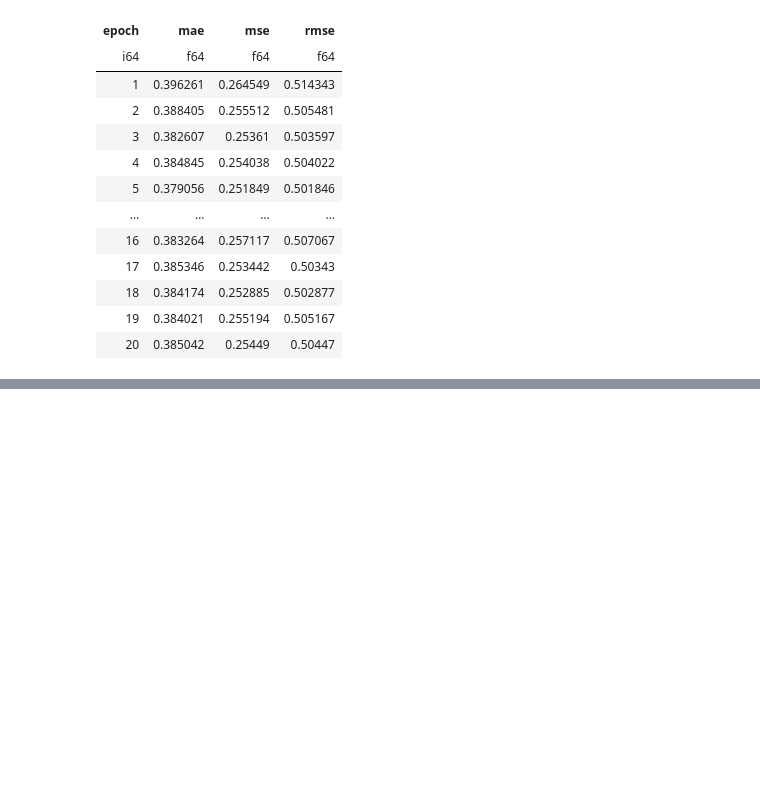
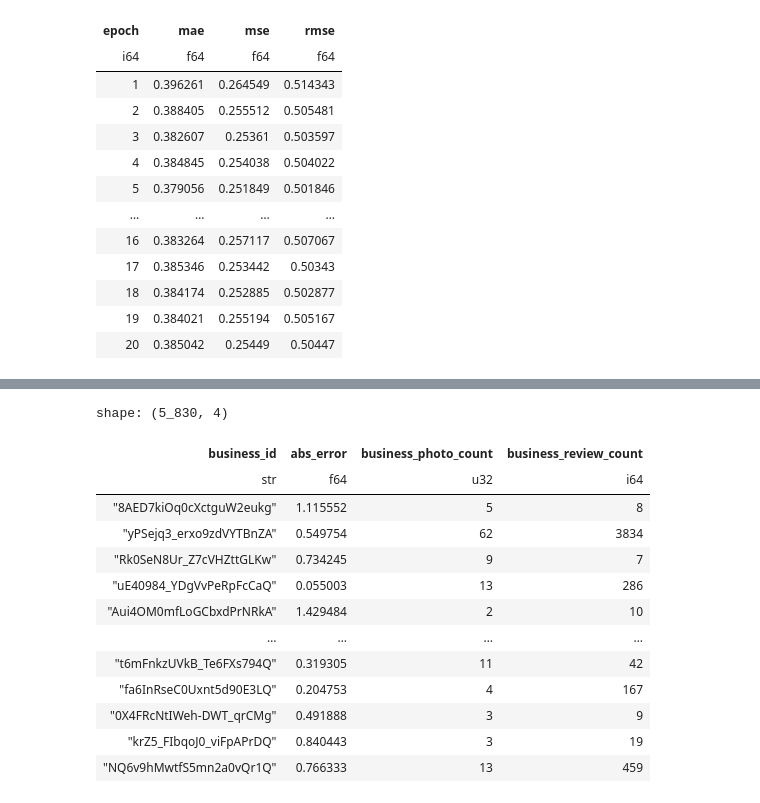
Before and after one commit to ascandone/yelp-prediction, a Jupyter notebook: predictions-analysis.ipynb, the cells around one changed output, grey strips where cells are left out. Saved outputs shown, nothing was run; the diff lists cells and outputs as text; code cells hidden in the pictures; blank space fills up the shorter version.

```diff
--- a/predictions-analysis.ipynb
+++ b/predictions-analysis.ipynb
@@ -125,6 +125,29 @@ shape: (33_799, 9)
 | "nlYG1lzyaVrlEOjT4t3LSw" | "zURelxN8KhAmi3uxuQtC_g" | 6 | "food" | 62 | 4.008522 | 3.919355 | 0.089167 | ... |
 | "IysGKCsVb50hB0GqzASTUw" | "zURelxN8KhAmi3uxuQtC_g" | 6 | "outside" | 62 | 3.991724 | 3.919355 | 0.072369 | ... |
 | "KB8VS0TaD7-0US5cZsJSlQ" | "zURelxN8KhAmi3uxuQtC_g" | 6 | "food" | 62 | 4.012288 | 3.919355 | 0.092933 | ... |
+# %%
+aggr_by_business = best_epoch_table.group_by("business_id").agg(
+    pl.col("abs_error").mean(),
+    pl.col("business_photo_count").first(),
+    pl.col("business_review_count").first(),
+)
+
+aggr_by_business
+# %% [output]
+shape: (5_830, 4)
+| business_id | abs_error | business_photo_count | business_review_count |
+| str | f64 | u32 | i64 |
+| "8AED7kiOq0cXctguW2eukg" | 1.115552 | 5 | 8 |
+| "yPSejq3_erxo9zdVYTBnZA" | 0.549754 | 62 | 3834 |
+| "Rk0SeN8Ur_Z7cVHZttGLKw" | 0.734245 | 9 | 7 |
+| "uE40984_YDgVvPeRpFcCaQ" | 0.055003 | 13 | 286 |
+| "Aui4OM0mfLoGCbxdPrNRkA" | 1.429484 | 2 | 10 |
+| … | … | … | … |
+| "t6mFnkzUVkB_Te6FXs794Q" | 0.319305 | 11 | 42 |
+| "fa6InRseC0Uxnt5d90E3LQ" | 0.204753 | 4 | 167 |
+| "0X4FRcNtIWeh-DWT_qrCMg" | 0.491888 | 3 | 9 |
+| "krZ5_FIbqoJ0_viFpAPrDQ" | 0.840443 | 3 | 19 |
+| "NQ6v9hMwtfS5mn2a0vQr1Q" | 0.766333 | 13 | 459 |
 # %%
 plt.figure(figsize=(25, 5))
 plt.subplot(1, 2, 1)
```
Also changed, not shown: parts of 2 cells of this notebook.
